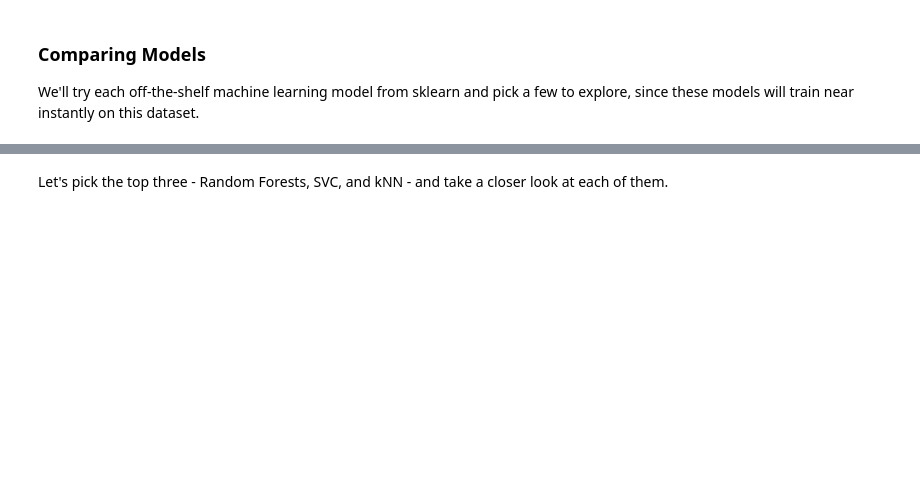
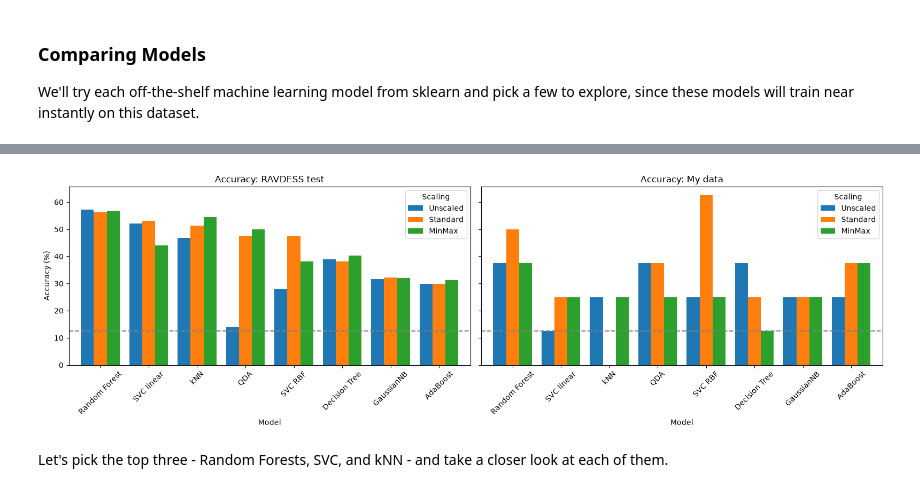
Before and after one commit to aleeza-ahmed/Week3-ClassicML, a Jupyter notebook: Week_3_MachineLearning.ipynb, the cells around one changed output, grey strips where cells are left out. Saved outputs shown, nothing was run; the diff lists cells and outputs as text; code cells hidden in the pictures; blank space fills up the shorter version.

```diff
--- a/Week_3_MachineLearning.ipynb
+++ b/Week_3_MachineLearning.ipynb
@@ -572,3 +694,17 @@ scores_df.sort_values(by='Accuracy Score',axis=0,ascending=False)
+# %%
+order = table.sort_values(("RAVDESS test", "Standard"), ascending=False).index
+fig, axes = plt.subplots(1, 2, figsize=(16, 5), sharey=True)
+for ax, col in zip(axes, ["RAVDESS test", "My data"]):
+    table[col].loc[order].plot.bar(ax=ax, width=0.8)
+    ax.set_title(f"Accuracy: {col}")
+    ax.set_ylabel("Accuracy (%)")
+    ax.axhline(12.5, ls="--", c="grey")   # chance level for 8 classes
+    ax.tick_params(axis="x", rotation=45)
+plt.tight_layout()
+plt.savefig("accuracy_comparison.png", dpi=200)
+plt.show()
+# %% [output]
+[figure, added]
 # %% [markdown]
 Let's pick the top three - Random Forests, SVC, and kNN - and take a closer look at each of them.
 # %%
```
Also changed, not shown: parts of 14 cells of this notebook.
